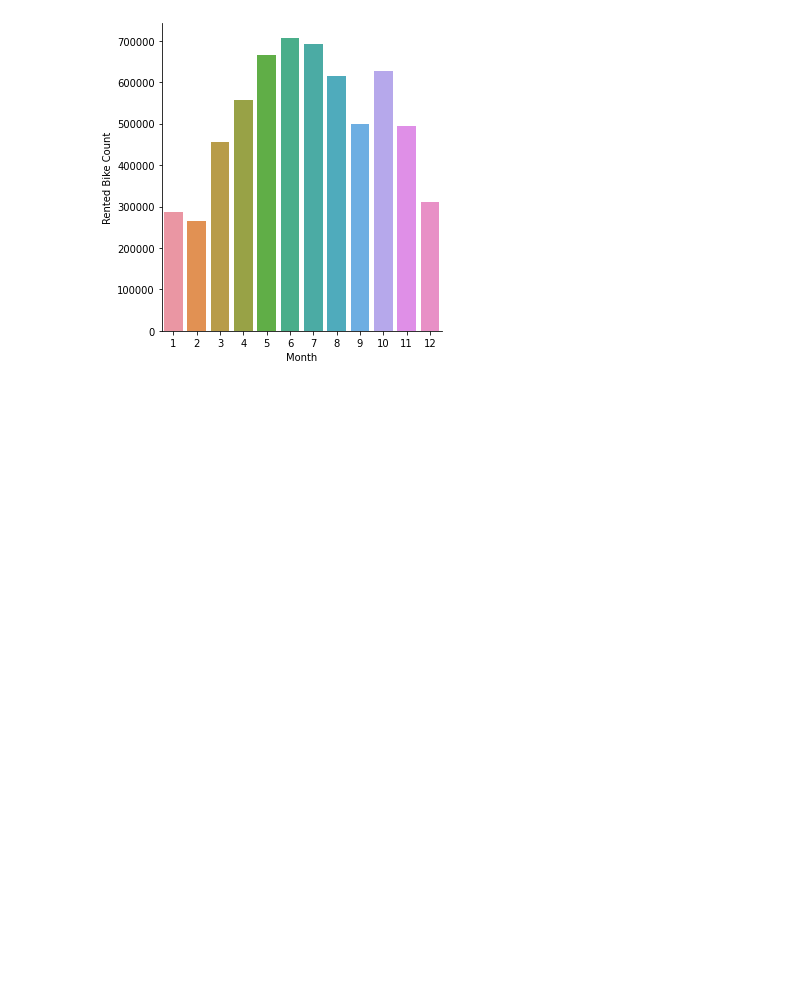
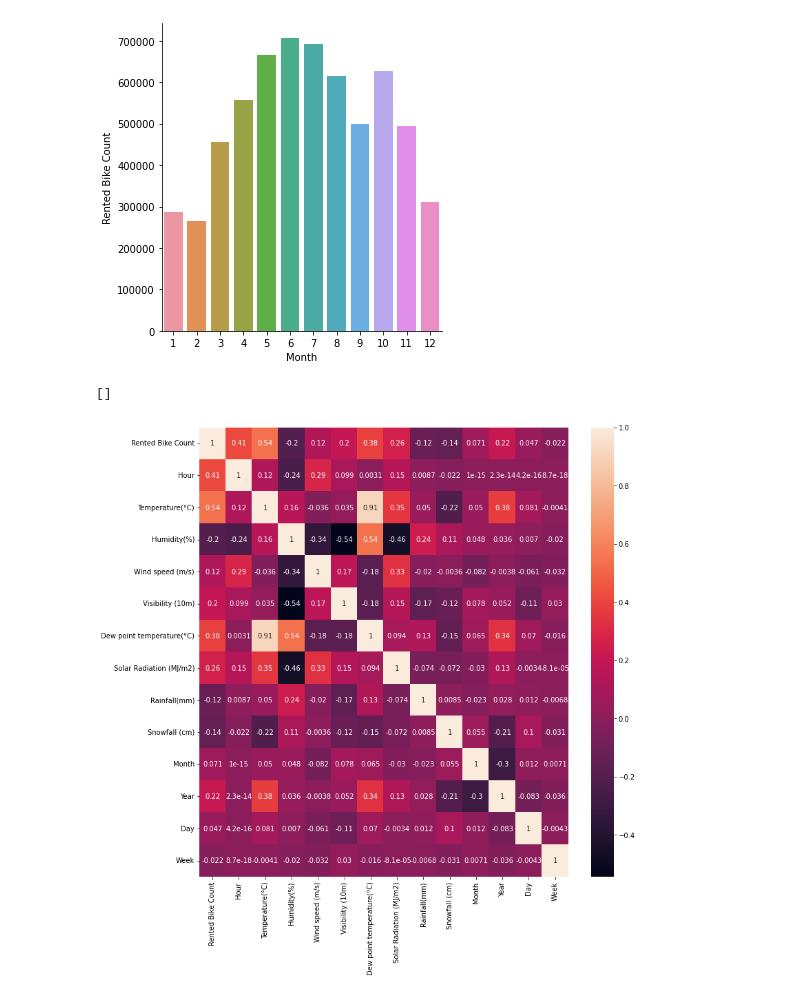
Before and after one commit to Mmbsaksd/Seoul-Bike-Sharing-Demand-Prediction, a Jupyter notebook: Bike_Sharing_Demand_Prediction_Capstone_Project.ipynb, the cells around one changed output. Saved outputs shown, nothing was run; the diff lists cells and outputs as text; code cells hidden in the pictures; blank space fills up the shorter version.

```diff
--- a/Bike_Sharing_Demand_Prediction_Capstone_Project.ipynb
+++ b/Bike_Sharing_Demand_Prediction_Capstone_Project.ipynb
@@ -218,3 +218,15 @@ sns.catplot(data=data_mn, x='Month', y='Rented Bike Count', kind='bar')
 # %% [output]
 <seaborn.axisgrid.FacetGrid at 0x...>
 [figure]
+# %%
+corr = df[['Rented Bike Count', 'Hour', 'Temperature(°C)', 'Humidity(%)',
+       'Wind speed (m/s)', 'Visibility (10m)', 'Dew point temperature(°C)',
+       'Solar Radiation (MJ/m2)', 'Rainfall(mm)', 'Snowfall (cm)']]
+m = corr.corr()
+
+plt.figure(figsize=(12,12))
+sns.heatmap(data = df.corr(), annot=True)
+plt.plot()
+# %% [output]
+[]
+[figure, added]
```
Also changed, not shown: parts of 1 cell of this notebook.
